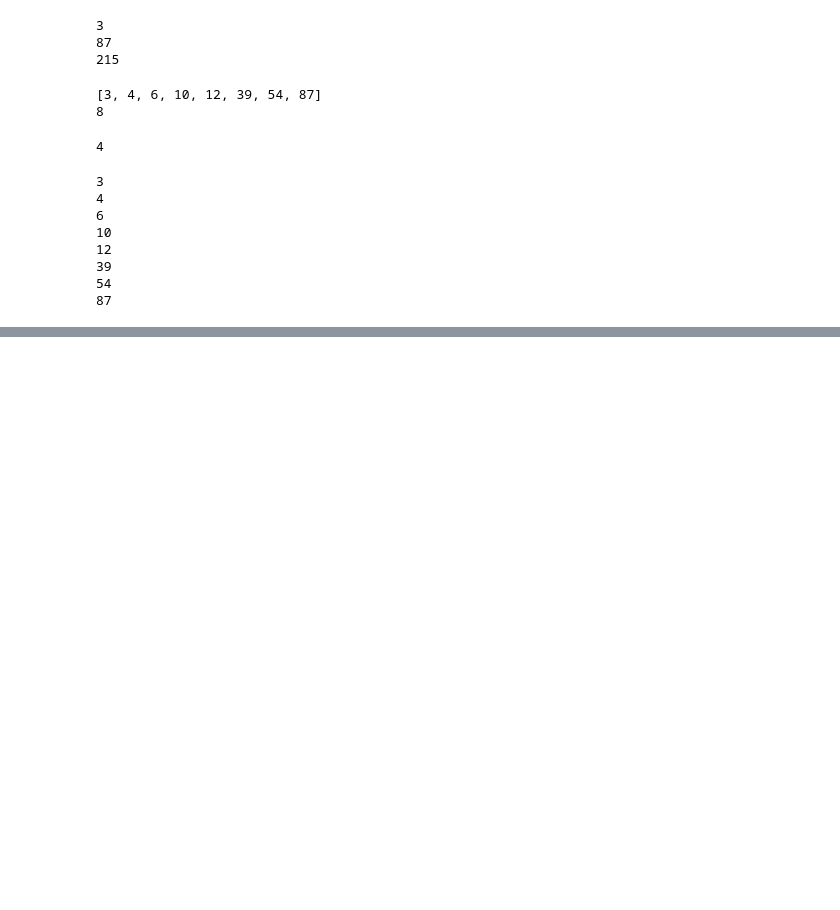
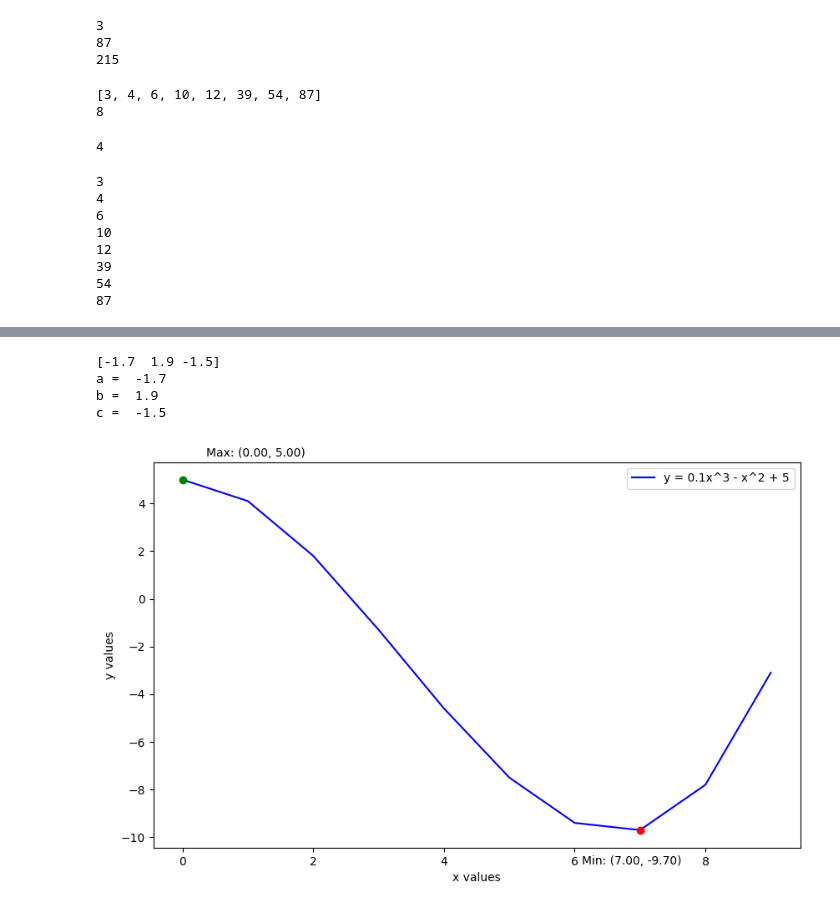
Before and after one commit to Hoot-Vaughn/ChE7700HomeWork, a Jupyter notebook: homeWork1.ipynb, the cells around one changed output, grey strips where cells are left out. Drawn from its saved outputs; the diff is of its cells as text; code cells hidden in the pictures; blank space fills up the shorter version.

```diff
--- a/homeWork1.ipynb
+++ b/homeWork1.ipynb
@@ -46,0 +167,75 @@ for i in range (0,len(list_a)):
+# %%
+#     5. Solve following set of equations using linear algebra and numpy.
+
+# 3a + 4b -5c = 10
+# 5b + c = 8
+# a + 3b + 6c = -5
+
+x = np.array([[3,4,-5], [0,5,1], [1,3,6]])
+y = np.array([10,8,-5])
+
+z = np.linalg.solve(x,y)
+
+a = z[0]
+b = z[1]
+c = z[2]
+print(z)
+print("a = ", a)
+print("b = ", b)
+print("c = ", c)
+# %% [output]
+[-1.7  1.9 -1.5]
+a =  -1.7
+b =  1.9
+c =  -1.5
+# %%
+#     6. Given an expression:
+
+# y = 0.1x^3-x^2+5
+
+# (a) Plot the function in the range of x from -5 to 5
+# (b) Find the maximum and minimum value of this function and add them with points and labels on the same figure
+r1 =-5
+r2=5
+X=[]
+Y=[]
+
+def yFunction(x):
+
+    y = 0.1*x**3-x**2+5
+    return(y)
+
+ii = 0
+
+for i in range(r1,r2):
+    x = ii
+    X.append(x)
+    y = yFunction(x)
+    Y.append(y)
+    ii = ii+1
+
+
+plt.figure(figsize=(10, 6))
+plt.plot(X, Y, label='y = 0.1x^3 - x^2 + 5', color='blue')
+
+ymin = np.min(Y)
+xmin = X[np.argmin(Y)]
+ymax = np.max(Y)
+xmax = X[np.argmax(Y)]
+
+plt.scatter(xmin, ymin, color='red', zorder=5)
+plt.annotate(f'Min: ({xmin:.2f}, {ymin:.2f})', xy=(xmin, ymin), xytext=(-50, -30), textcoords='offset points')
+
+
+plt.scatter(xmax, ymax, color='green', zorder=5)
+plt.annotate(f'Max: ({xmax:.2f}, {ymax:.2f})', xy=(xmax, ymax), xytext=(20, 20), textcoords='offset points')
+
+
+
+plt.xlabel('x values')
+plt.ylabel('y values')
+plt.legend()
+
+plt.show()
+# %% [output]
+[figure, added]
```
Also changed, not shown: parts of 8 cells of this notebook, 5 other files.
